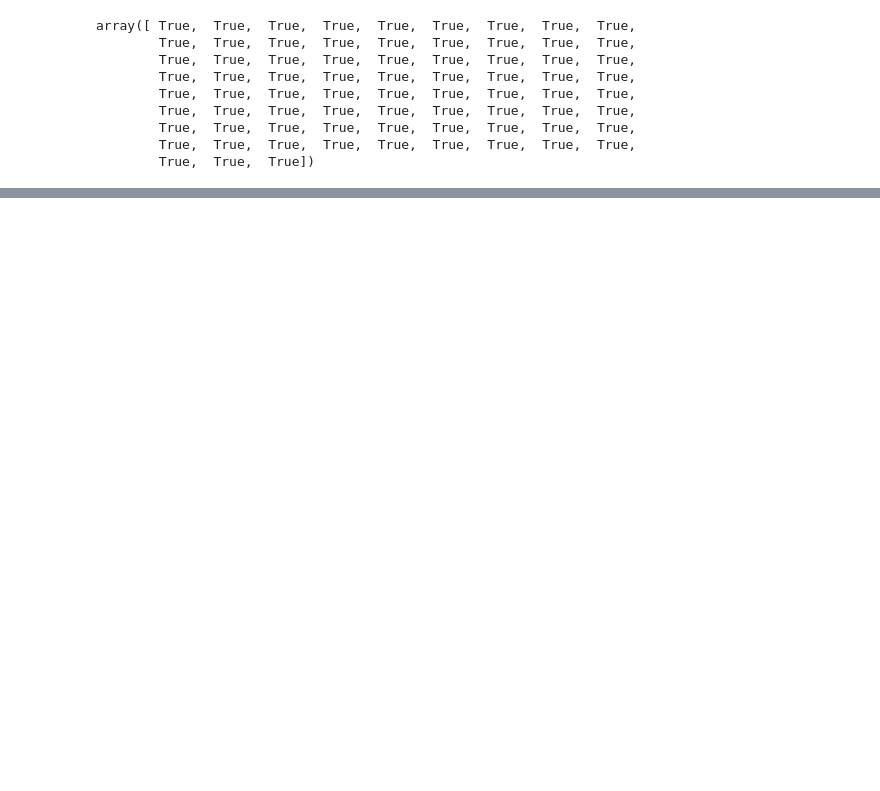
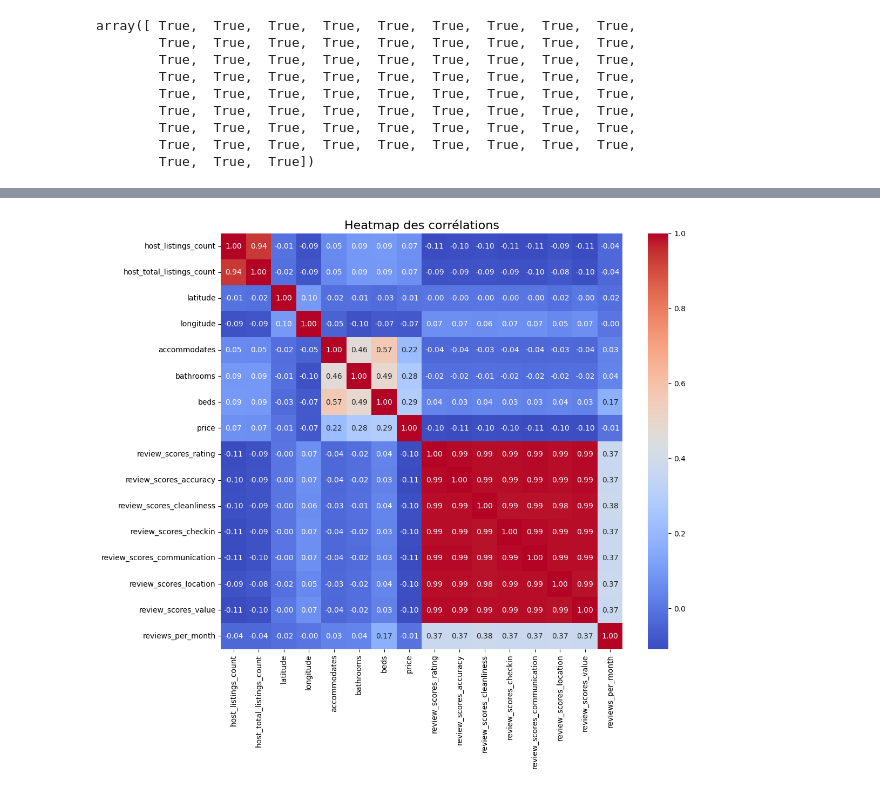
Before and after one commit to Yohannkp/AirBnb-ML-IPSSI, a Jupyter notebook: tp.ipynb, the cells around one changed output, grey strips where cells are left out. Cells and saved outputs as stored; diff of their text form; code cells hidden in the pictures; blank space fills up the shorter version.

```diff
--- a/tp.ipynb
+++ b/tp.ipynb
@@ -241,0 +348,3 @@ dtype: float64
+# %%
+print(df['currency_symbol'].unique())
+df.drop(columns=['currency_symbol'], inplace=True)
@@ -241,0 +410,4 @@ dtype: float64
+# %%
+df.drop_duplicates(inplace=True)
+# %%
+df.drop(columns=['name'], inplace=True)
@@ -241,0 +438,3 @@ dtype: float64
+# %%
+correlations = df.corr(numeric_only=True)
+print(correlations)
@@ -241,0 +459,16 @@ dtype: float64
+# %%
+import seaborn as sns
+
+import matplotlib.pyplot as plt
+
+# Création du heatmap
+plt.figure(figsize=(12, 10))
+sns.heatmap(correlations, annot=True, fmt=".2f", cmap="coolwarm", cbar=True)
+
+# Ajouter un titre
+plt.title("Heatmap des corrélations", fontsize=16)
+
+# Afficher le graphique
+plt.show()
+# %% [output]
+[figure, added]
```
Also changed, not shown: parts of 35 cells of this notebook.
